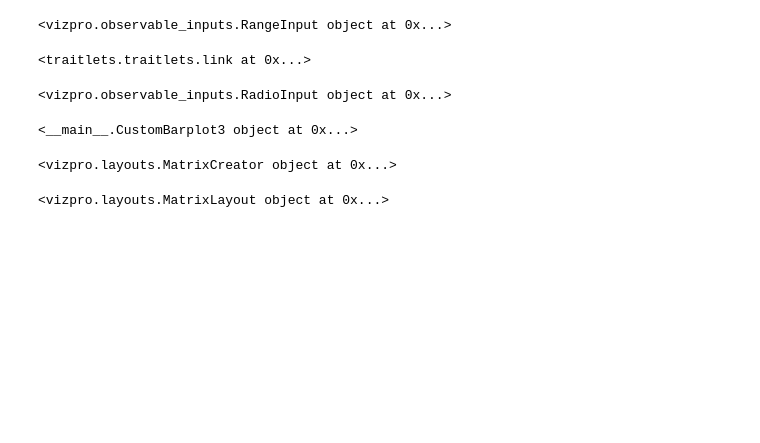
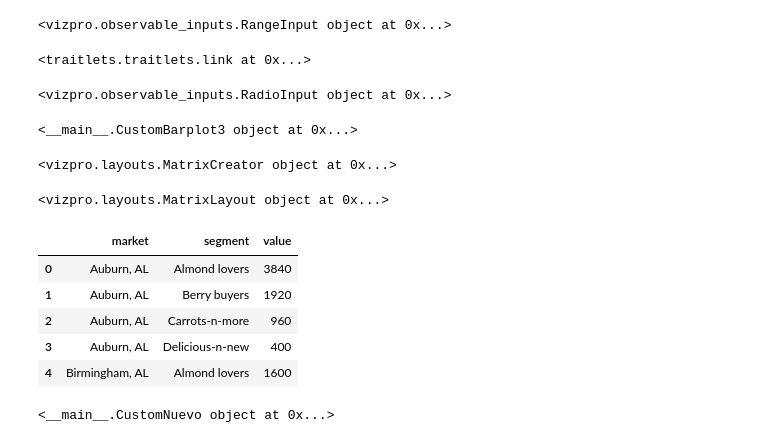
Before and after one commit to MatiasMaravi/D3Bridge, a Jupyter notebook: vizpro/custom.ipynb, the cells around one changed output. Saved outputs shown, nothing was run; the diff lists cells and outputs as text; code cells hidden in the pictures; blank space fills up the shorter version.

```diff
--- a/vizpro/custom.ipynb
+++ b/vizpro/custom.ipynb
@@ -122,3 +105,15 @@ l.add(barplot2,2)
 l
 # %% [output]
 <vizpro.layouts.MatrixLayout object at 0x...>
+# %%
+ruta_3 = r"samples/sales.csv"
+
+df_3 = pd.read_csv(ruta_3)
+df_3.head()
+# %% [output]
+|  | market | segment | value |
+| 0 | Auburn, AL | Almond lovers | 3840 |
+| 1 | Auburn, AL | Berry buyers | 1920 |
+| 2 | Auburn, AL | Carrots-n-more | 960 |
+| 3 | Auburn, AL | Delicious-n-new | 400 |
+| 4 | Birmingham, AL | Almond lovers | 1600 |
@@ -124,0 +129,4 @@ l
+# %%
+barplot3
+# %% [output]
+<__main__.CustomNuevo object at 0x...>
```
Also changed, not shown: parts of 9 cells of this notebook, 21 other files.
